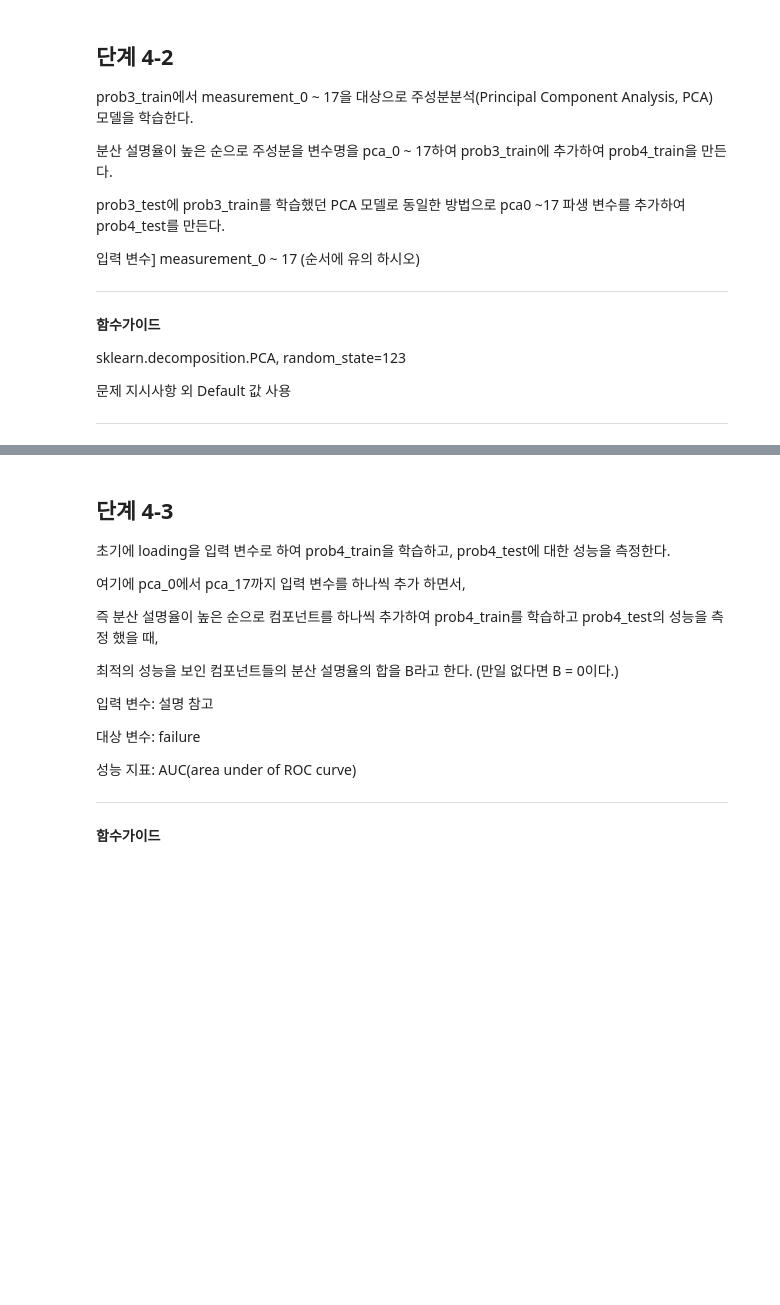
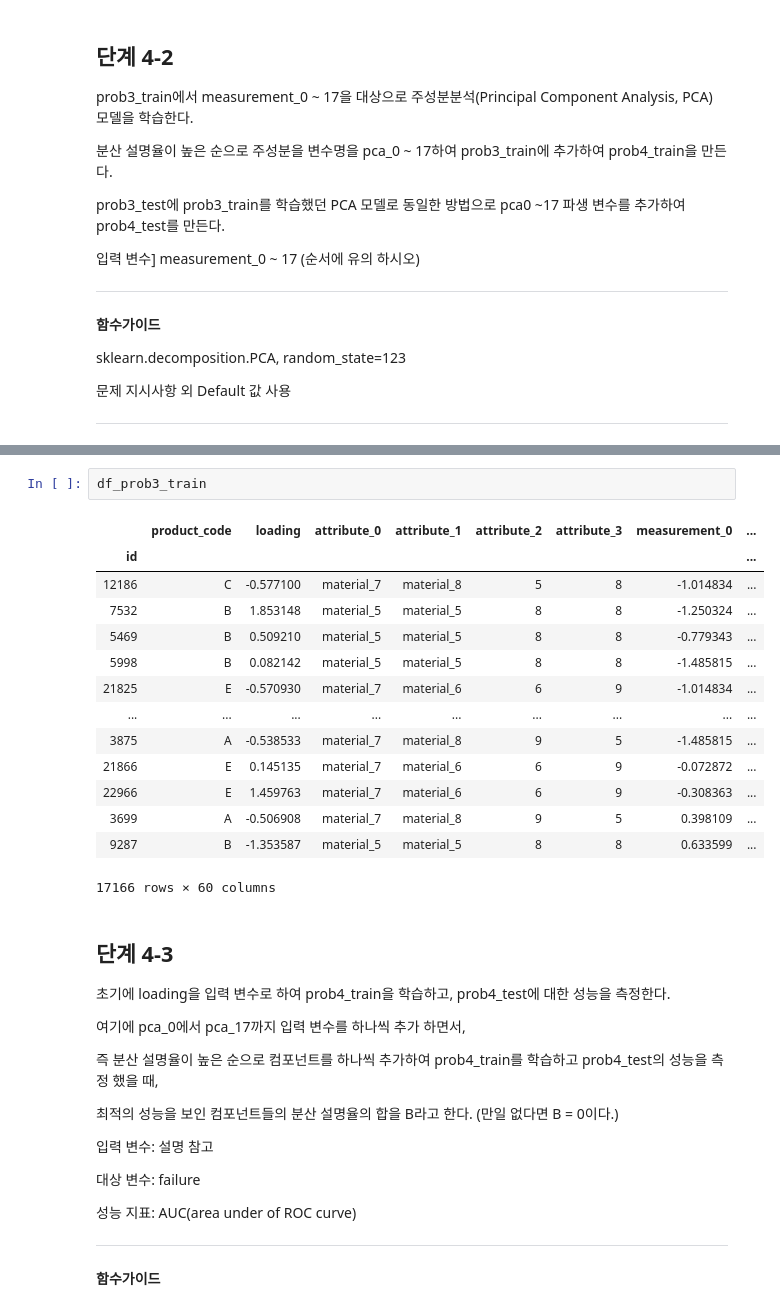
Before and after one commit to sunkusun9/DS_lv3_2308, a Jupyter notebook: sec_ds_lv3_prob1_prob.ipynb, the cells around one changed output, grey strips where cells are left out. Cells and saved outputs as stored; diff of their text form; blank space fills up the shorter version.

```diff
--- a/sec_ds_lv3_prob1_prob.ipynb
+++ b/sec_ds_lv3_prob1_prob.ipynb
@@ -1115,3 +1178,20 @@ sklearn.decomposition.PCA, random_state=123
+# %%
+df_prob3_train
+# %% [output]
+|  | product_code | loading | attribute_0 | attribute_1 | attribute_2 | attribute_3 | measurement_0 | ... |
+| id |  |  |  |  |  |  |  | ... |
+| 12186 | C | -0.577100 | material_7 | material_8 | 5 | 8 | -1.014834 | ... |
+| 7532 | B | 1.853148 | material_5 | material_5 | 8 | 8 | -1.250324 | ... |
+| 5469 | B | 0.509210 | material_5 | material_5 | 8 | 8 | -0.779343 | ... |
+| 5998 | B | 0.082142 | material_5 | material_5 | 8 | 8 | -1.485815 | ... |
+| 21825 | E | -0.570930 | material_7 | material_6 | 6 | 9 | -1.014834 | ... |
+| ... | ... | ... | ... | ... | ... | ... | ... | ... |
+| 3875 | A | -0.538533 | material_7 | material_8 | 9 | 5 | -1.485815 | ... |
+| 21866 | E | 0.145135 | material_7 | material_6 | 6 | 9 | -0.072872 | ... |
+| 22966 | E | 1.459763 | material_7 | material_6 | 6 | 9 | -0.308363 | ... |
+| 3699 | A | -0.506908 | material_7 | material_8 | 9 | 5 | 0.398109 | ... |
+| 9287 | B | -1.353587 | material_5 | material_5 | 8 | 8 | 0.633599 | ... |
+17166 rows × 60 columns
 # %% [markdown]
 ## 단계 4-3
 
```
Also changed, not shown: parts of 64 cells of this notebook.
